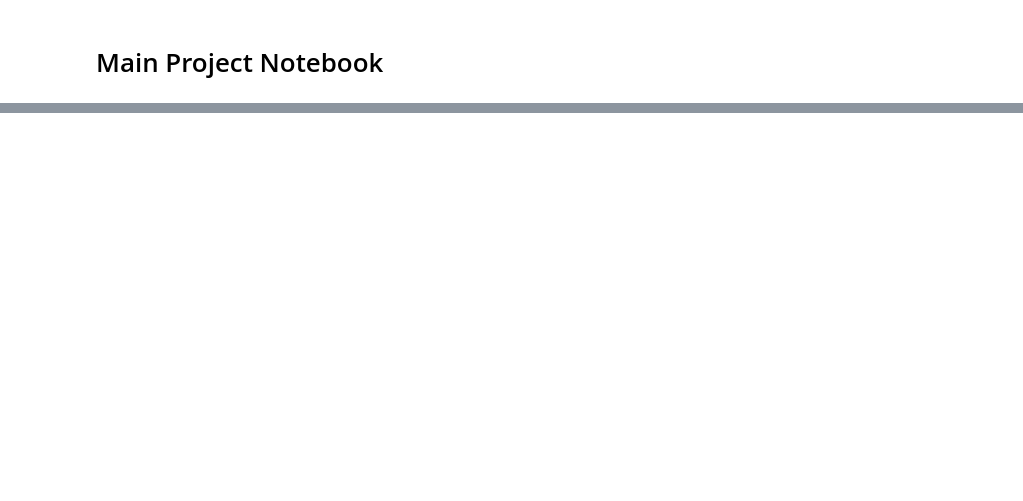
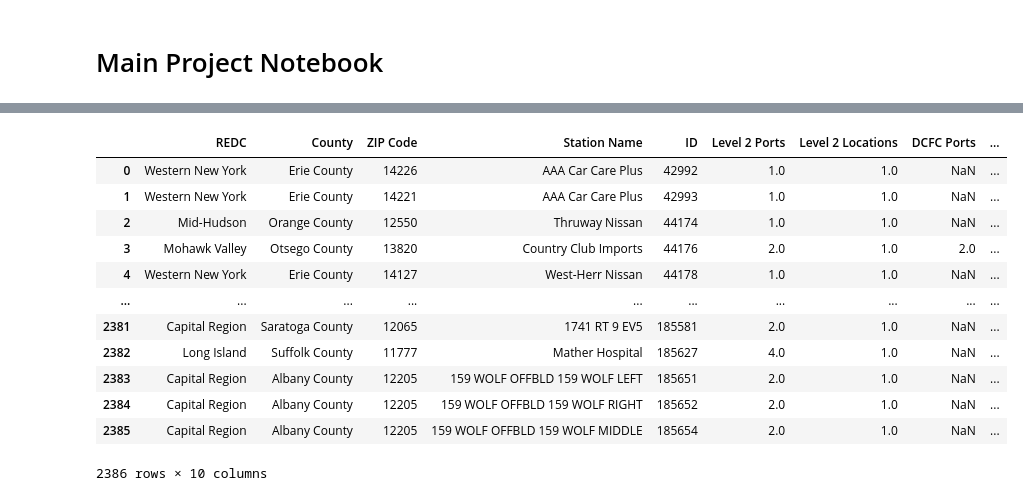
Before and after one commit to allenkting/evcharging_FRI, a Jupyter notebook: EV_Charging_Using_RL.ipynb, the cells around one changed output, grey strips where cells are left out. Drawn from its saved outputs; the diff is of its cells as text; code cells hidden in the pictures; blank space fills up the shorter version.

Commit message:
cleaned locations data

```diff
--- a/EV_Charging_Using_RL.ipynb
+++ b/EV_Charging_Using_RL.ipynb
@@ -29,0 +3,14 @@ ERROR: basemap‑1.2.2‑cp39‑cp39‑win32.whl is not a valid wheel filename.
+# %%
+import pandas as pd
+import numpy as np
+
+pd.set_option("display.max_columns", None)
+data1 = pd.read_csv('station_locations_AFDC.csv')
+data1.columns
+
+data1 = data1[['Fuel Type Code', 'Station Name', 'Street Address', 'City', 'State', 'ZIP','Status Code',
+                      'Access Days Time', 'EV Level1 EVSE Num', 'EV Level2 EVSE Num', 'EV DC Fast Count', 'EV Other Info',
+                      'EV Network', 'Geocode Status', 'Latitude', 'Longitude','ID', 'EV Connector Types', 'Country',
+                      'Access Code', 'Access Detail Code', 'Federal Agency Code', 'Facility Type', 'EV Pricing']]
+data1[data1['City'] == 'New York']
+data1.sort_values(by=['ID'])
@@ -29,0 +31,18 @@ ERROR: basemap‑1.2.2‑cp39‑cp39‑win32.whl is not a valid wheel filename.
+# %%
+data2 = pd.read_csv('ny_stations_clean.csv')
+data2.sort_values(by=['ID'])
+data2
+# %% [output]
+|  | REDC | County | ZIP Code | Station Name | ID | Level 2 Ports | Level 2 Locations | DCFC Ports | ... |
+| 0 | Western New York | Erie County | 14226 | AAA Car Care Plus | 42992 | 1.0 | 1.0 | NaN | ... |
+| 1 | Western New York | Erie County | 14221 | AAA Car Care Plus | 42993 | 1.0 | 1.0 | NaN | ... |
+| 2 | Mid-Hudson | Orange County | 12550 | Thruway Nissan | 44174 | 1.0 | 1.0 | NaN | ... |
+| 3 | Mohawk Valley | Otsego County | 13820 | Country Club Imports | 44176 | 2.0 | 1.0 | 2.0 | ... |
+| 4 | Western New York | Erie County | 14127 | West-Herr Nissan | 44178 | 1.0 | 1.0 | NaN | ... |
+| ... | ... | ... | ... | ... | ... | ... | ... | ... | ... |
+| 2381 | Capital Region | Saratoga County | 12065 | 1741 RT 9 EV5 | 185581 | 2.0 | 1.0 | NaN | ... |
+| 2382 | Long Island | Suffolk County | 11777 | Mather Hospital | 185627 | 4.0 | 1.0 | NaN | ... |
+| 2383 | Capital Region | Albany County | 12205 | 159 WOLF OFFBLD 159 WOLF LEFT | 185651 | 2.0 | 1.0 | NaN | ... |
+| 2384 | Capital Region | Albany County | 12205 | 159 WOLF OFFBLD 159 WOLF RIGHT | 185652 | 2.0 | 1.0 | NaN | ... |
+| 2385 | Capital Region | Albany County | 12205 | 159 WOLF OFFBLD 159 WOLF MIDDLE | 185654 | 2.0 | 1.0 | NaN | ... |
+2386 rows × 10 columns
```
Also changed, not shown: parts of 8 cells of this notebook, 1 other file.
